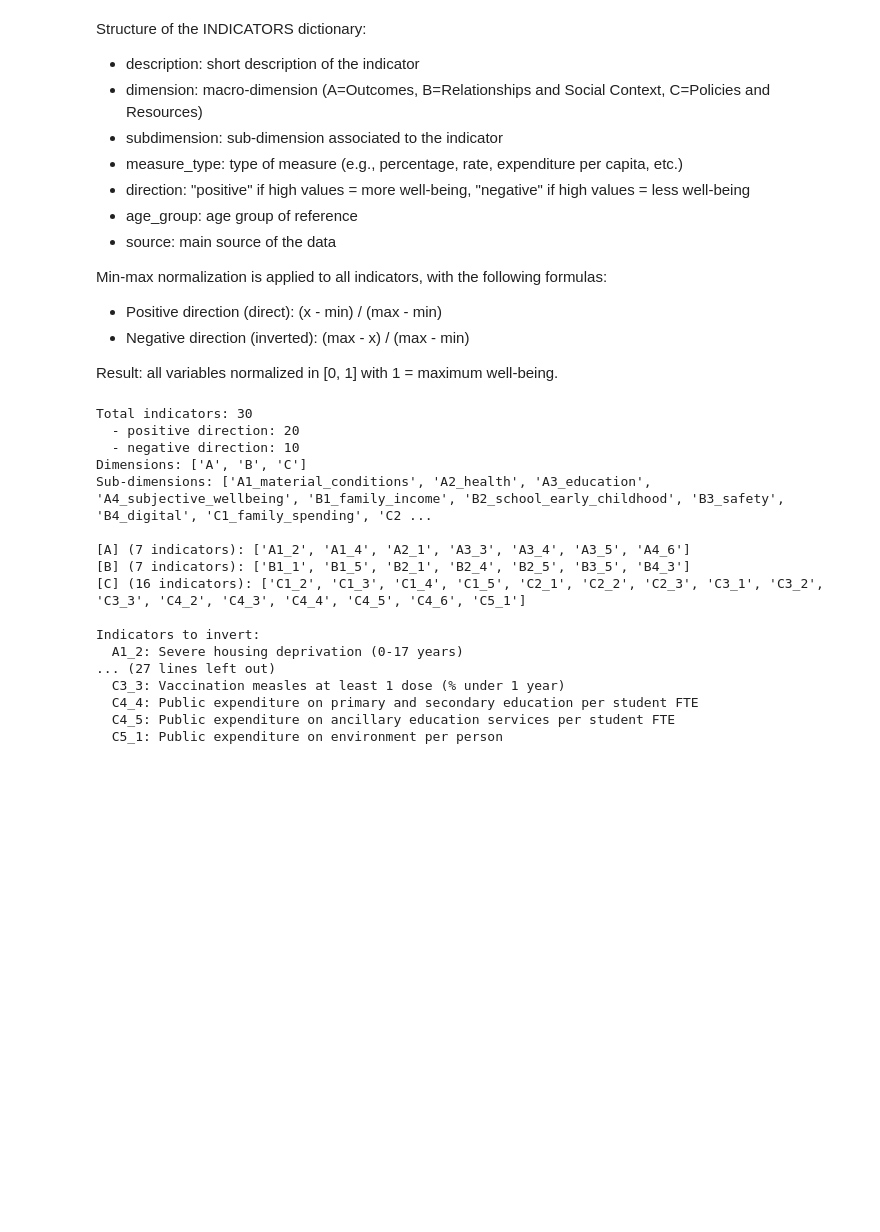
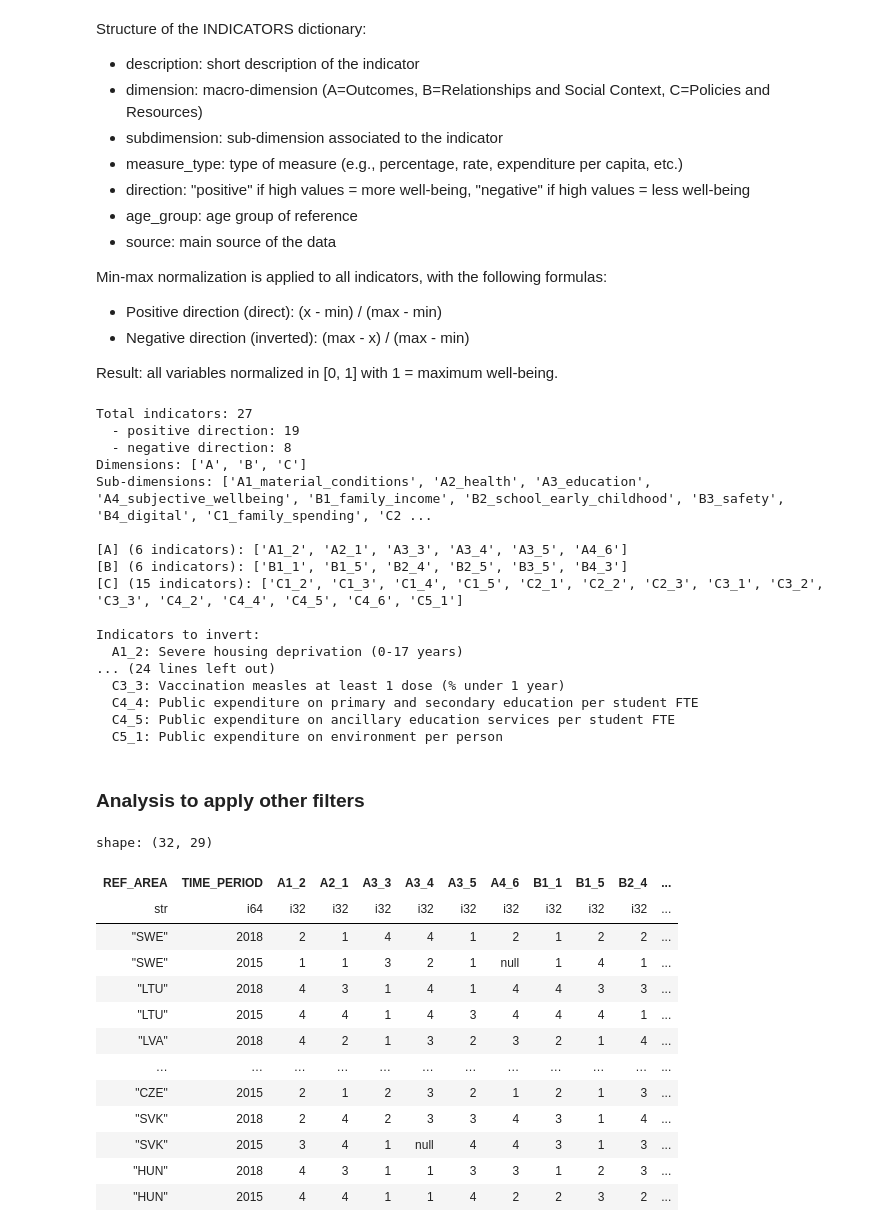
Before and after one commit to MarcoManduca/child_well-being, a Jupyter notebook: notebooks/030_data_transformer.ipynb, the cells around one changed output. Drawn from its saved outputs; the diff is of its cells as text; code cells hidden in the pictures; blank space fills up the shorter version.

```diff
--- a/notebooks/030_data_transformer.ipynb
+++ b/notebooks/030_data_transformer.ipynb
@@ -38,15 +39,6 @@ INDICATORS: dict[str, dict] = {
         "direction": "negative",
         "age_group": "0-17",
         "source": "Eurostat / EU-SILC",
-    },
-    "A1_4": {
-        "description": "Students without internet connection at home",
-        "dimension": "A",
-        "subdimension": "A1_material_conditions",
-        "measure_type": "percentage",
-        "direction": "negative",
-        "age_group": "15",
-        "source": "PISA",
     },
     # A2 — Physical health conditions
     "A2_1": {
@@ -118,15 +110,6 @@ INDICATORS: dict[str, dict] = {
         "source": "PISA",
     },
     # B2 — Life at school & early education and care
-    "B2_1": {
-        "description": "Enrollment in early childhood education (0-2 years)",
-        "dimension": "B",
-        "subdimension": "B2_school_early_childhood",
-        "measure_type": "percentage",
-        "direction": "positive",
-        "age_group": "0-2",
-        "source": "OECD Family Database / EU-SILC",
-    },
     "B2_4": {
         "description": "Bullying at school (at least once a month)",
         "dimension": "B",
@@ -269,15 +252,6 @@ INDICATORS: dict[str, dict] = {
         "age_group": "n/a",
         "source": "OECD Tax-Benefit Model",
     },
-    "C4_3": {
-        "description": "Student-teacher ratio pre-primary (FTE)",
-        "dimension": "C",
-        "subdimension": "C4_education_childcare",
-        "measure_type": "ratio",
-        "direction": "negative",
-        "age_group": "pre-primary",
-        "source": "OECD Education at a Glance",
-    },
     "C4_4": {
         "description": "Public expenditure on primary and secondary education per student FTE",
         "dimension": "C",
@@ -353,19 +327,19 @@ print("\nIndicators to keep:")
 for ind in POSITIVE_INDICATORS:
     print(f"  {ind}: {INDICATORS[ind]['description']}")
 # %% [output]
-Total indicators: 30
-  - positive direction: 20
-  - negative direction: 10
+Total indicators: 27
+  - positive direction: 19
+  - negative direction: 8
 Dimensions: ['A', 'B', 'C']
 Sub-dimensions: ['A1_material_conditions', 'A2_health', 'A3_education', 'A4_subjective_wellbeing', 'B1_family_income', 'B2_school_early_childhood', 'B3_safety', 'B4_digital', 'C1_family_spending', 'C2 ...
 
-[A] (7 indicators): ['A1_2', 'A1_4', 'A2_1', 'A3_3', 'A3_4', 'A3_5', 'A4_6']
-[B] (7 indicators): ['B1_1', 'B1_5', 'B2_1', 'B2_4', 'B2_5', 'B3_5', 'B4_3']
-[C] (16 indicators): ['C1_2', 'C1_3', 'C1_4', 'C1_5', 'C2_1', 'C2_2', 'C2_3', 'C3_1', 'C3_2', 'C3_3', 'C4_2', 'C4_3', 'C4_4', 'C4_5', 'C4_6', 'C5_1']
+[A] (6 indicators): ['A1_2', 'A2_1', 'A3_3', 'A3_4', 'A3_5', 'A4_6']
+[B] (6 indicators): ['B1_1', 'B1_5', 'B2_4', 'B2_5', 'B3_5', 'B4_3']
+[C] (15 indicators): ['C1_2', 'C1_3', 'C1_4', 'C1_5', 'C2_1', 'C2_2', 'C2_3', 'C3_1', 'C3_2', 'C3_3', 'C4_2', 'C4_4', 'C4_5', 'C4_6', 'C5_1']
 
 Indicators to invert:
   A1_2: Severe housing deprivation (0-17 years)
-... (27 lines left out)
+... (24 lines left out)
   C3_3: Vaccination measles at least 1 dose (% under 1 year)
   C4_4: Public expenditure on primary and secondary education per student FTE
   C4_5: Public expenditure on ancillary education services per student FTE
@@ -395,3 +369,22 @@ df_out = df.drop(
 )
 # %%
 df_out.write_parquet('../data/030_child_well_being.parquet')
+# %% [markdown]
+### Analysis to apply other filters
+# %%
+df_out
+# %% [output]
+shape: (32, 29)
+| REF_AREA | TIME_PERIOD | A1_2 | A2_1 | A3_3 | A3_4 | A3_5 | A4_6 | B1_1 | B1_5 | B2_4 | ... |
+| str | i64 | i32 | i32 | i32 | i32 | i32 | i32 | i32 | i32 | i32 | ... |
+| "SWE" | 2018 | 2 | 1 | 4 | 4 | 1 | 2 | 1 | 2 | 2 | ... |
+| "SWE" | 2015 | 1 | 1 | 3 | 2 | 1 | null | 1 | 4 | 1 | ... |
+| "LTU" | 2018 | 4 | 3 | 1 | 4 | 1 | 4 | 4 | 3 | 3 | ... |
+| "LTU" | 2015 | 4 | 4 | 1 | 4 | 3 | 4 | 4 | 4 | 1 | ... |
+| "LVA" | 2018 | 4 | 2 | 1 | 3 | 2 | 3 | 2 | 1 | 4 | ... |
+| … | … | … | … | … | … | … | … | … | … | … | ... |
+| "CZE" | 2015 | 2 | 1 | 2 | 3 | 2 | 1 | 2 | 1 | 3 | ... |
+| "SVK" | 2018 | 2 | 4 | 2 | 3 | 3 | 4 | 3 | 1 | 4 | ... |
+| "SVK" | 2015 | 3 | 4 | 1 | null | 4 | 4 | 3 | 1 | 3 | ... |
+| "HUN" | 2018 | 4 | 3 | 1 | 1 | 3 | 3 | 1 | 2 | 3 | ... |
+| "HUN" | 2015 | 4 | 4 | 1 | 1 | 4 | 2 | 2 | 3 | 2 | ... |
```
Also changed, not shown: parts of 9 cells of this notebook, 25 other files.
